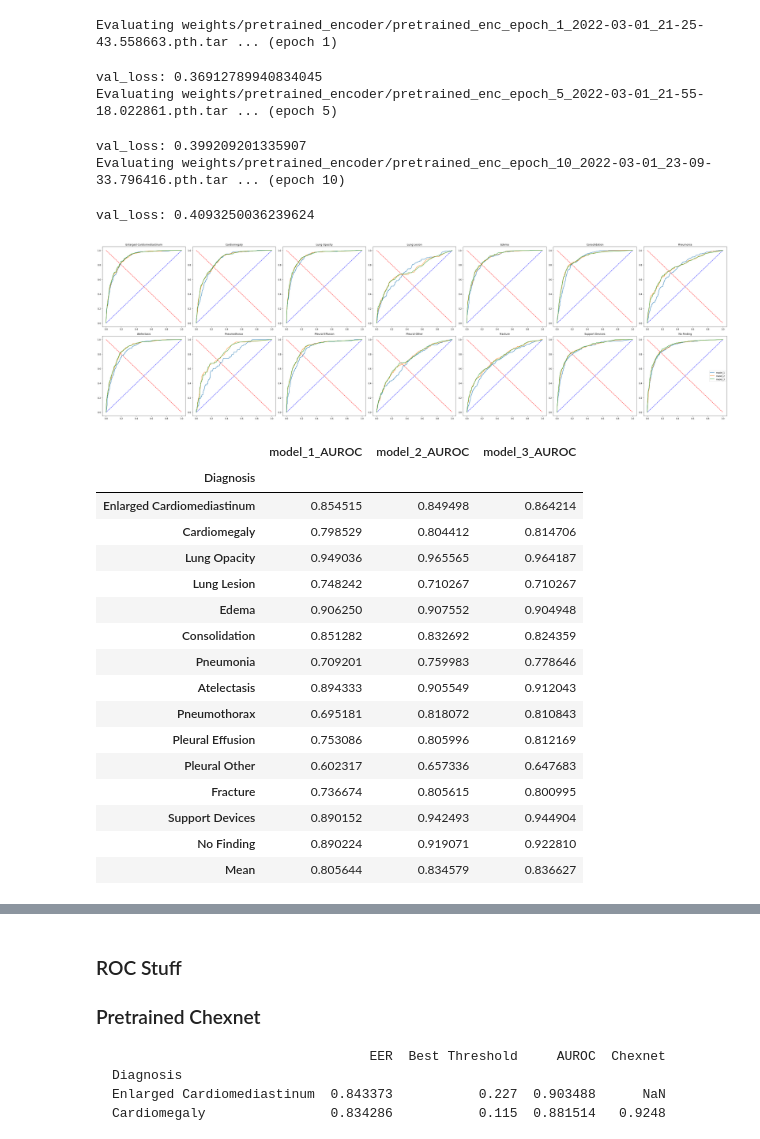
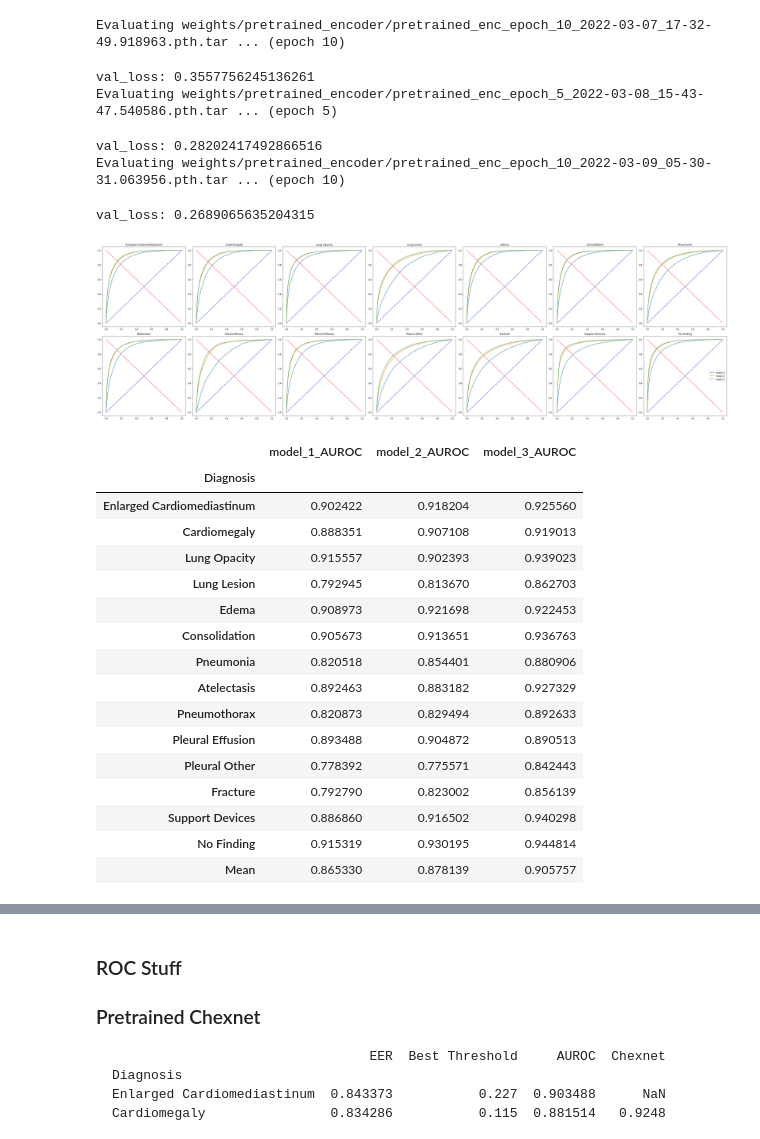
Before and after one commit to pjumruspun/chest-xray-report-gen, a Jupyter notebook: text_generation/pretrain_encoder.ipynb, the cells around one changed output, grey strips where cells are left out. Saved outputs shown, nothing was run; the diff lists cells and outputs as text; code cells hidden in the pictures.

Commit message:
Full data e2e

```diff
--- a/text_generation/pretrain_encoder.ipynb
+++ b/text_generation/pretrain_encoder.ipynb
@@ -224,9 +221,13 @@ def validate_pretrained_encoder(encoder, val_loader, loss_fn):
     return torch.stack(losses).mean()
 # %%
 # checkpoint_path = 'weights/pretrained_encoder/pretrained_enc_2022-02-26_16-38-13.950274.pth.tar' # Pretrained Chexnet epoch 9
-checkpoint_path = 'weights/pretrained_encoder/pretrained_enc_epoch_5_2022-03-01_21-55-18.022861.pth.tar' # Pretrained Chexnet 14 labels epoch 5
+# checkpoint_path = 'weights/pretrained_encoder/pretrained_enc_epoch_5_2022-03-01_21-55-18.022861.pth.tar' # Pretrained Chexnet 14 labels epoch 5
 # checkpoint_path = None
-epochs = 15
+# checkpoint_path = 'weights/pretrained_encoder/pretrained_enc_epoch_5_2022-03-08_15-43-47.540586.pth.tar' # Full data
+checkpoint_path = 'weights/pretrained_encoder/pretrained_enc_epoch_10_2022-03-09_05-30-31.063956.pth.tar'
+epochs = 5
+batch_size = 16
+gradient_accum_iter = 8
 if checkpoint_path != None:
     checkpoint = torch.load(checkpoint_path)
     start_epoch = checkpoint['epoch'] + 1
@@ -237,7 +238,7 @@ if checkpoint_path != None:
 else:
     start_epoch = 0
     encoder = Chexnet(pretrained=False).cuda()
-    optimizer = torch.optim.Adam(encoder.parameters(), lr=3e-5)
+    optimizer = torch.optim.Adam(encoder.parameters(), lr=5e-5)
     scheduler = torch.optim.lr_scheduler.ReduceLROnPlateau(
         optimizer,
         'min',
@@ -252,15 +253,15 @@ start from epoch: 5 val_loss: 0.399209201335907
 # %%
 train_loader = DataLoader(
     MultiLabelDataset('train', transform=train_transform),
-    batch_size=8,
-    shuffle=False,
-    num_workers=0,
+    batch_size=batch_size,
+    shuffle=True,
+    num_workers=4,
     pin_memory=True,
 )
 
 val_loader = DataLoader(
     MultiLabelDataset('val', transform=evaluate_transform),
-    batch_size=8,
+    batch_size=batch_size,
     shuffle=False,
     num_workers=0,
     pin_memory=True,
@@ -268,7 +269,7 @@ val_loader = DataLoader(
 
 test_loader = DataLoader(
     MultiLabelDataset('test', transform=evaluate_transform),
-    batch_size=8,
+    batch_size=batch_size,
     shuffle=False,
     num_workers=0,
     pin_memory=True,
@@ -525,43 +538,53 @@ def evaluate_models(model_paths):
     return df
 # %%
 model_paths = [
-    'weights/pretrained_encoder/pretrained_enc_epoch_1_2022-03-01_21-25-43.558663.pth.tar',
+    # 'weights/pretrained_encoder/pretrained_enc_epoch_1_2022-03-01_21-25-43.558663.pth.tar',
     # 'weights/pretrained_encoder/pretrained_enc_epoch_2_2022-03-01_21-33-03.324598.pth.tar',
     # 'weights/pretrained_encoder/pretrained_enc_epoch_3_2022-03-01_21-40-23.618929.pth.tar',
     # 'weights/pretrained_encoder/pretrained_enc_epoch_4_2022-03-01_21-47-49.833802.pth.tar',
-    'weights/pretrained_encoder/pretrained_enc_epoch_5_2022-03-01_21-55-18.022861.pth.tar',
-    'weights/pretrained_encoder/pretrained_enc_epoch_10_2022-03-01_23-09-33.796416.pth.tar',
+    # 'weights/pretrained_encoder/pretrained_enc_epoch_5_2022-03-01_21-55-18.022861.pth.tar',
+    # 'weights/pretrained_encoder/pretrained_enc_epoch_10_2022-03-01_23-09-33.796416.pth.tar',
+    # 'weights/pretrained_encoder/pretrained_enc_epoch_1_2022-03-07_15-05-00.074771.pth.tar',
+    # 'weights/pretrained_encoder/pretrained_enc_epoch_5_2022-03-07_15-26-56.402211.pth.tar',
+    # 'weights/pretrained_encoder/pretrained_enc_epoch_5_2022-03-07_16-26-30.081634.pth.tar',
+    # 'weights/pretrained_encoder/pretrained_enc_epoch_10_2022-03-07_16-45-39.632080.pth.tar',
+    'weights/pretrained_encoder/pretrained_enc_epoch_10_2022-03-07_17-32-49.918963.pth.tar', # Partial data 14
+    # 'weights/pretrained_encoder/pretrained_enc_epoch_15_2022-03-07_17-51-34.444548.pth.tar' # Partial data 14
+    # 'weights/pretrained_encoder/pretrained_enc_epoch_2_2022-03-08_11-10-45.680034.pth.tar', # Full data
+    'weights/pretrained_encoder/pretrained_enc_epoch_5_2022-03-08_15-43-47.540586.pth.tar',
+    # 'weights/pretrained_encoder/pretrained_enc_epoch_8_2022-03-09_02-35-44.194832.pth.tar',
+    'weights/pretrained_encoder/pretrained_enc_epoch_10_2022-03-09_05-30-31.063956.pth.tar',
 ]
 
 result_df = evaluate_models(model_paths)
 # %% [output]
-Evaluating weights/pretrained_encoder/pretrained_enc_epoch_1_2022-03-01_21-25-43.558663.pth.tar ... (epoch 1)
+Evaluating weights/pretrained_encoder/pretrained_enc_epoch_10_2022-03-07_17-32-49.918963.pth.tar ... (epoch 10)
-val_loss: 0.36912789940834045
-Evaluating weights/pretrained_encoder/pretrained_enc_epoch_5_2022-03-01_21-55-18.022861.pth.tar ... (epoch 5)
+val_loss: 0.3557756245136261
+Evaluating weights/pretrained_encoder/pretrained_enc_epoch_5_2022-03-08_15-43-47.540586.pth.tar ... (epoch 5)
-val_loss: 0.399209201335907
-Evaluating weights/pretrained_encoder/pretrained_enc_epoch_10_2022-03-01_23-09-33.796416.pth.tar ... (epoch 10)
+val_loss: 0.28202417492866516
+Evaluating weights/pretrained_encoder/pretrained_enc_epoch_10_2022-03-09_05-30-31.063956.pth.tar ... (epoch 10)
-val_loss: 0.4093250036239624
+val_loss: 0.2689065635204315
-[figure, old version]
+[figure, new version]
 # %%
 result_df
 # %% [output]
 |  | model_1_AUROC | model_2_AUROC | model_3_AUROC |
 | Diagnosis |  |  |  |
-| Enlarged Cardiomediastinum | 0.854515 | 0.849498 | 0.864214 |
-| Cardiomegaly | 0.798529 | 0.804412 | 0.814706 |
-| Lung Opacity | 0.949036 | 0.965565 | 0.964187 |
-| Lung Lesion | 0.748242 | 0.710267 | 0.710267 |
-| Edema | 0.906250 | 0.907552 | 0.904948 |
-| Consolidation | 0.851282 | 0.832692 | 0.824359 |
-| Pneumonia | 0.709201 | 0.759983 | 0.778646 |
-| Atelectasis | 0.894333 | 0.905549 | 0.912043 |
-| Pneumothorax | 0.695181 | 0.818072 | 0.810843 |
-| Pleural Effusion | 0.753086 | 0.805996 | 0.812169 |
-| Pleural Other | 0.602317 | 0.657336 | 0.647683 |
-| Fracture | 0.736674 | 0.805615 | 0.800995 |
-| Support Devices | 0.890152 | 0.942493 | 0.944904 |
-| No Finding | 0.890224 | 0.919071 | 0.922810 |
-| Mean | 0.805644 | 0.834579 | 0.836627 |
+| Enlarged Cardiomediastinum | 0.902422 | 0.918204 | 0.925560 |
+| Cardiomegaly | 0.888351 | 0.907108 | 0.919013 |
+| Lung Opacity | 0.915557 | 0.902393 | 0.939023 |
+| Lung Lesion | 0.792945 | 0.813670 | 0.862703 |
+| Edema | 0.908973 | 0.921698 | 0.922453 |
+| Consolidation | 0.905673 | 0.913651 | 0.936763 |
+| Pneumonia | 0.820518 | 0.854401 | 0.880906 |
+| Atelectasis | 0.892463 | 0.883182 | 0.927329 |
+| Pneumothorax | 0.820873 | 0.829494 | 0.892633 |
+| Pleural Effusion | 0.893488 | 0.904872 | 0.890513 |
+| Pleural Other | 0.778392 | 0.775571 | 0.842443 |
+| Fracture | 0.792790 | 0.823002 | 0.856139 |
+| Support Devices | 0.886860 | 0.916502 | 0.940298 |
+| No Finding | 0.915319 | 0.930195 | 0.944814 |
+| Mean | 0.865330 | 0.878139 | 0.905757 |
 # %%
 def test_model(model_path):
     checkpoint = torch.load(model_path)
```
Also changed, not shown: parts of 9 cells of this notebook, 3 other files.
